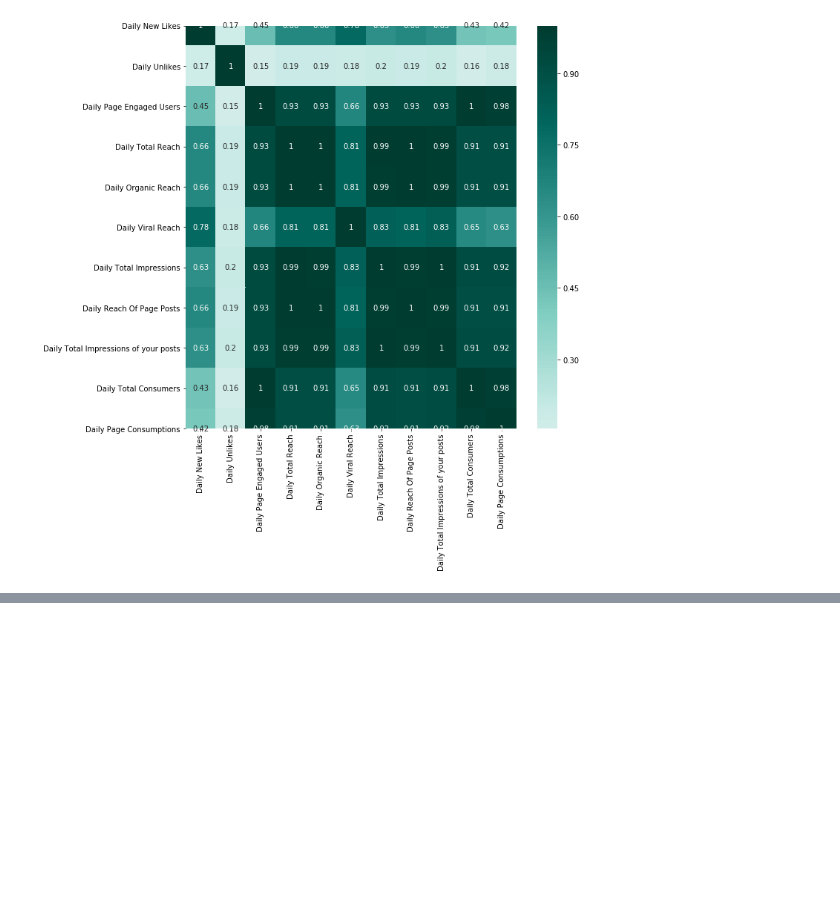
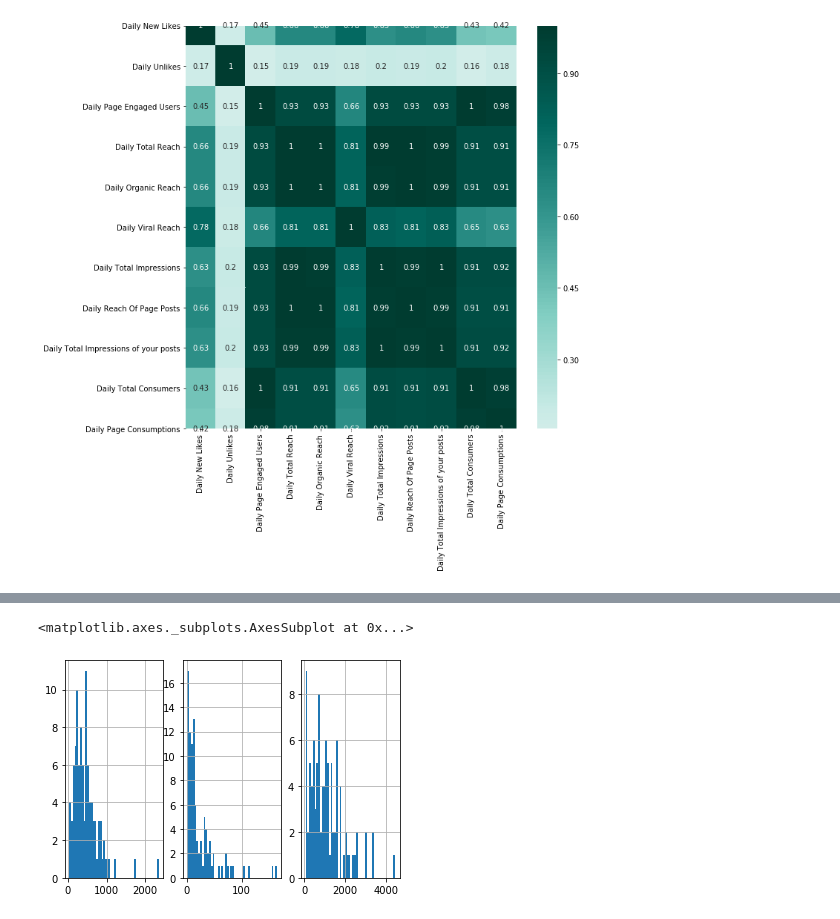
Before and after one commit to pathompong-y/facebookinsightanalytics, a Jupyter notebook: FB.ipynb, the cells around one changed output, grey strips where cells are left out. Saved outputs shown, nothing was run; the diff lists cells and outputs as text; code cells hidden in the pictures; blank space fills up the shorter version.

```diff
--- a/FB.ipynb
+++ b/FB.ipynb
@@ -342,0 +317,3 @@ Now, predict the daily new page like. Since we have very low amount of data we w
+# %%
+df1 = df[['Posted Date','Stories by Like', 'Stories by Share', 'Lifetime Post Audience Targeting Unique Consumptions by Type - other clicks', 'Total Impression', 'Total Reach']]
+df1.describe()
@@ -342,0 +330,8 @@ Now, predict the daily new page like. Since we have very low amount of data we w
+# %%
+f, axes = plt.subplots(1, 3)
+df1['Stories by Like'].hist(bins=50, ax=axes[0])
+df1['Stories by Share'].hist(bins=50, ax=axes[1])
+df1['Lifetime Post Audience Targeting Unique Consumptions by Type - other clicks'].hist(bins=50, ax=axes[2])
+# %% [output]
+<matplotlib.axes._subplots.AxesSubplot at 0x...>
+[figure, added]
```
Also changed, not shown: parts of 36 cells of this notebook.
